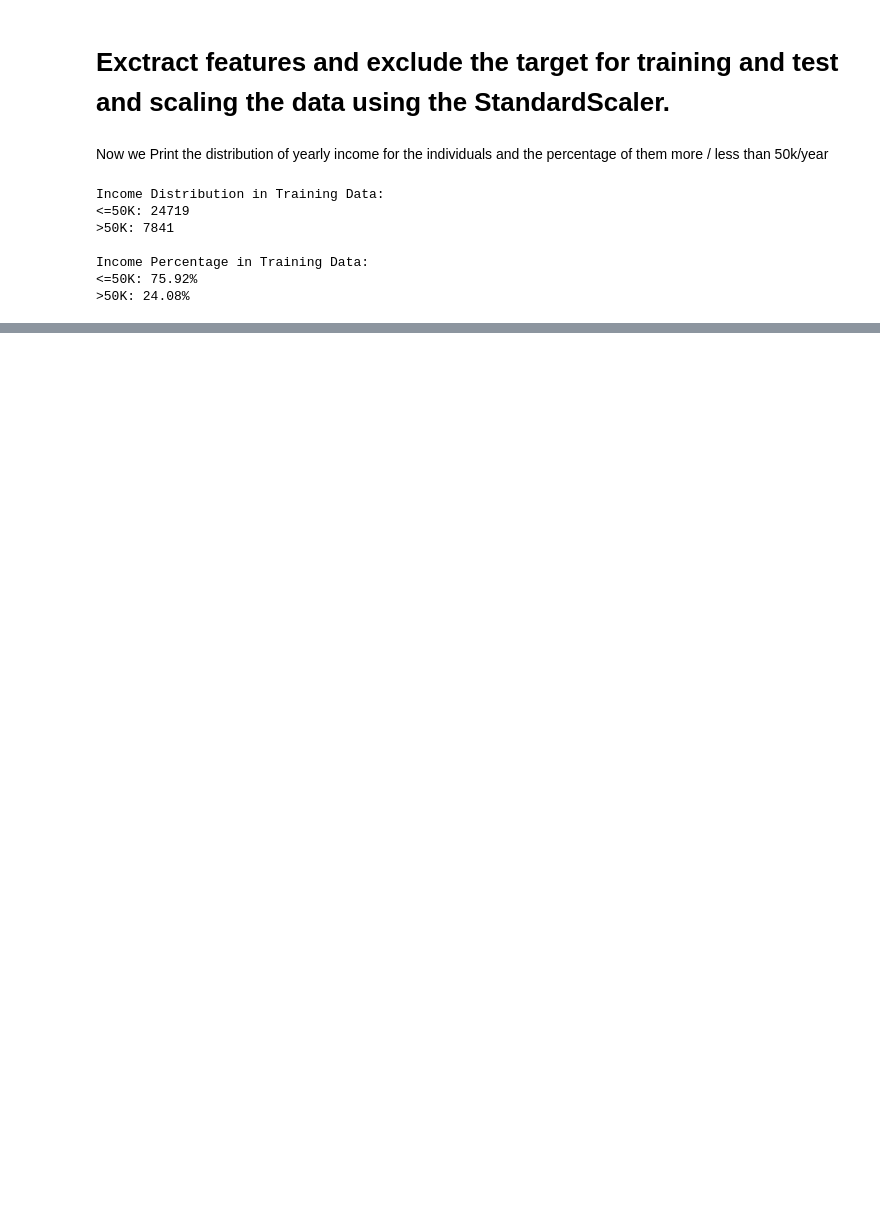
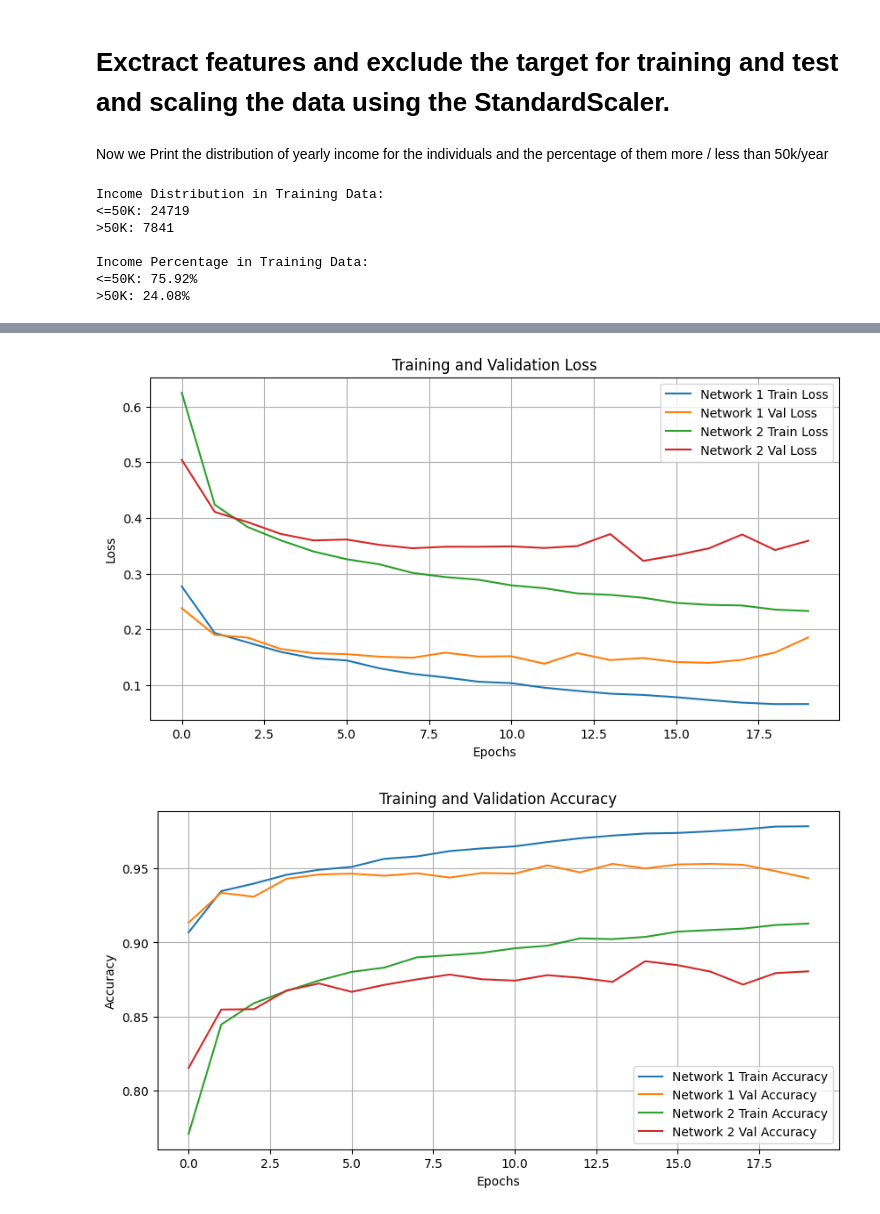
Before and after one commit to aseel1/Deep-learning, a Jupyter notebook: HW-1/HW1_322512690_21239353_F.ipynb, the cells around one changed output, grey strips where cells are left out. Cells and saved outputs as stored; diff of their text form; code cells hidden in the pictures; blank space fills up the shorter version.

```diff
--- a/HW-1/HW1_322512690_21239353_F.ipynb
+++ b/HW-1/HW1_322512690_21239353_F.ipynb
@@ -201,0 +371,19 @@ Test Accuracy: 79.44%
+# %%
+# Instantiate models
+model1 = Network1()  # Network 1 for 4 categories
+model2 = Network2()  # Network 2 for all 10 categories
+
+# Define loss function and optimizer
+criterion = nn.CrossEntropyLoss()
+optimizer1 = torch.optim.Adam(model1.parameters(), lr=0.001, weight_decay=1e-4)  # With L2 regularization
+optimizer2 = torch.optim.Adam(model2.parameters(), lr=0.001, weight_decay=1e-4)
+
+# Training parameters
+epochs = 20
+
+# Train both networks
+print("Training Network 1:")
+train_loss1, val_loss1, train_acc1, val_acc1 = train_model(model1, train_loader_1, val_loader_1, optimizer1, criterion, epochs)
+
+print("\nTraining Network 2:")
+train_loss2, val_loss2, train_acc2, val_acc2 = train_model(model2, train_loader, val_loader, optimizer2, criterion, epochs)
@@ -201,0 +438,31 @@ Test Accuracy: 79.44%
+# %%
+import matplotlib.pyplot as plt
+
+# Plot Loss
+plt.figure(figsize=(10, 5))
+plt.plot(train_loss1, label='Network 1 Train Loss')
+plt.plot(val_loss1, label='Network 1 Val Loss')
+plt.plot(train_loss2, label='Network 2 Train Loss')
+plt.plot(val_loss2, label='Network 2 Val Loss')
+plt.title('Training and Validation Loss')
+plt.xlabel('Epochs')
+plt.ylabel('Loss')
+plt.legend()
+plt.grid()
+plt.show()
+
+# Plot Accuracy
+plt.figure(figsize=(10, 5))
+plt.plot(train_acc1, label='Network 1 Train Accuracy')
+plt.plot(val_acc1, label='Network 1 Val Accuracy')
+plt.plot(train_acc2, label='Network 2 Train Accuracy')
+plt.plot(val_acc2, label='Network 2 Val Accuracy')
+plt.title('Training and Validation Accuracy')
+plt.xlabel('Epochs')
+plt.ylabel('Accuracy')
+plt.legend()
+plt.grid()
+plt.show()
+# %% [output]
+[figure, added]
+[figure, added]
```
Also changed, not shown: parts of 18 cells of this notebook.
